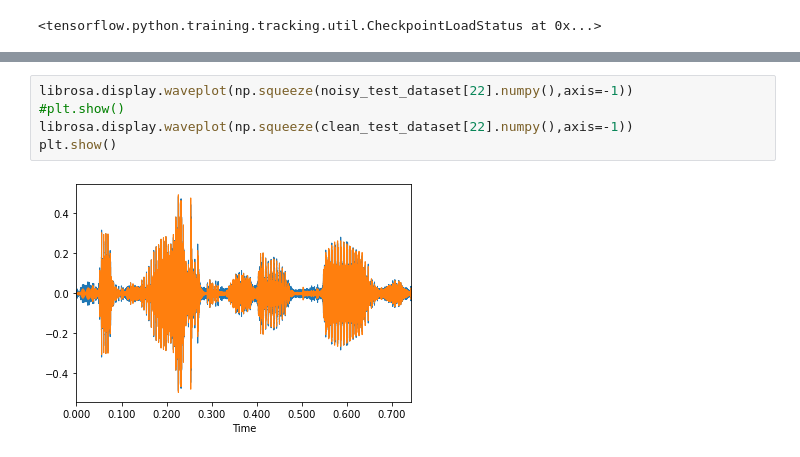
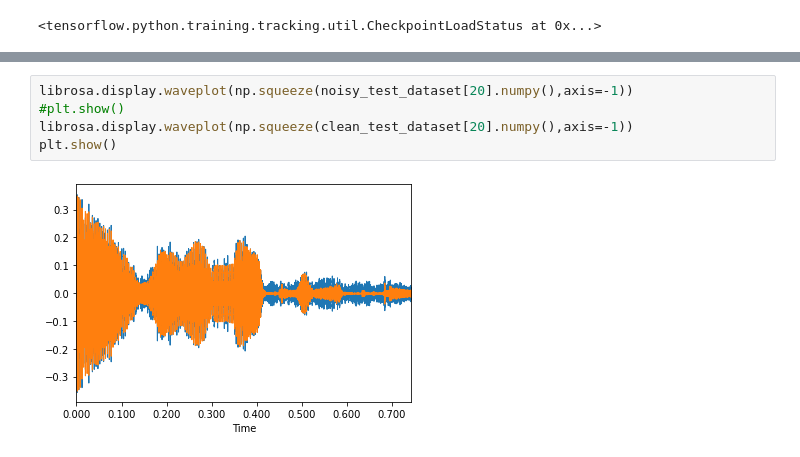
Before and after one commit to gudurumanoj/SoC2022, a Jupyter notebook: SEGAN/Segan.ipynb, the cells around one changed output, grey strips where cells are left out. Saved outputs shown, nothing was run; the diff lists cells and outputs as text.

```diff
--- a/SEGAN/Segan.ipynb
+++ b/SEGAN/Segan.ipynb
@@ -598,9 +591,9 @@ Audio(tf.squeeze(generator.predict(tf.expand_dims(tf.expand_dims(noisy_test_data
 # %% [output]
 [interactive output not drawn]
 # %%
-librosa.display.waveplot(np.squeeze(noisy_test_dataset[22].numpy(),axis=-1))
+librosa.display.waveplot(np.squeeze(noisy_test_dataset[20].numpy(),axis=-1))
 #plt.show()
-librosa.display.waveplot(np.squeeze(clean_test_dataset[22].numpy(),axis=-1))
+librosa.display.waveplot(np.squeeze(clean_test_dataset[20].numpy(),axis=-1))
 plt.show()
 # %% [output]
-[figure, old version]
+[figure, new version]
```
Also changed, not shown: parts of 8 cells of this notebook.
